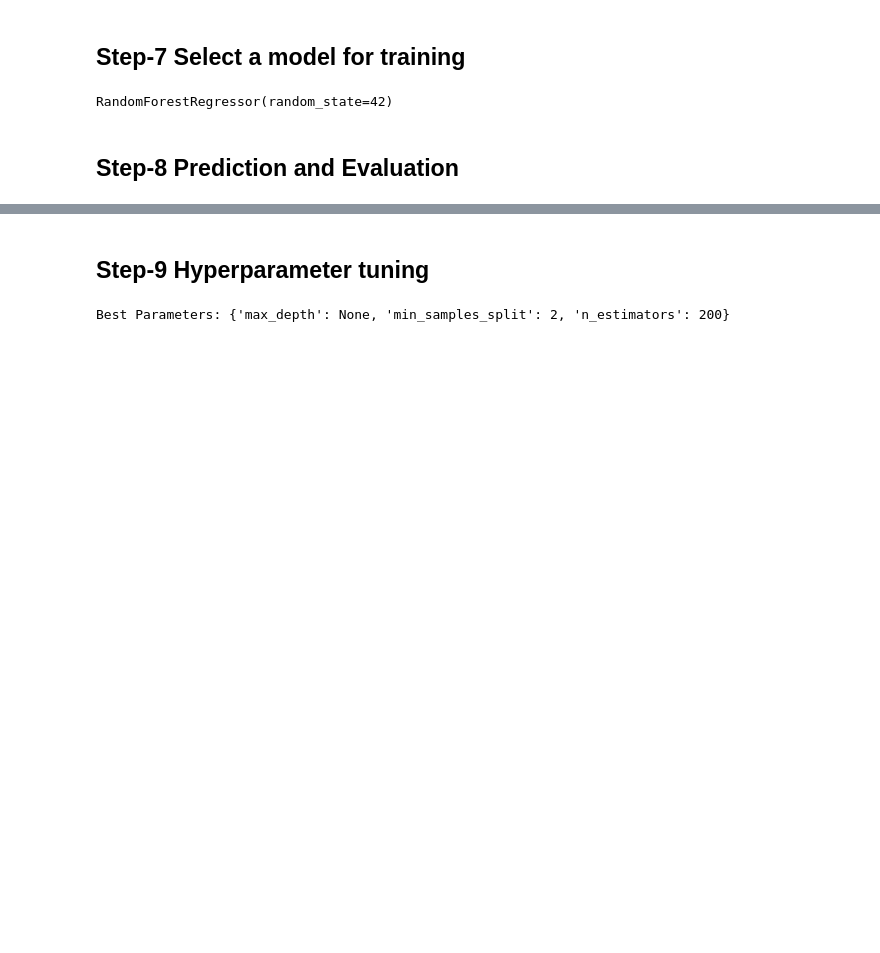
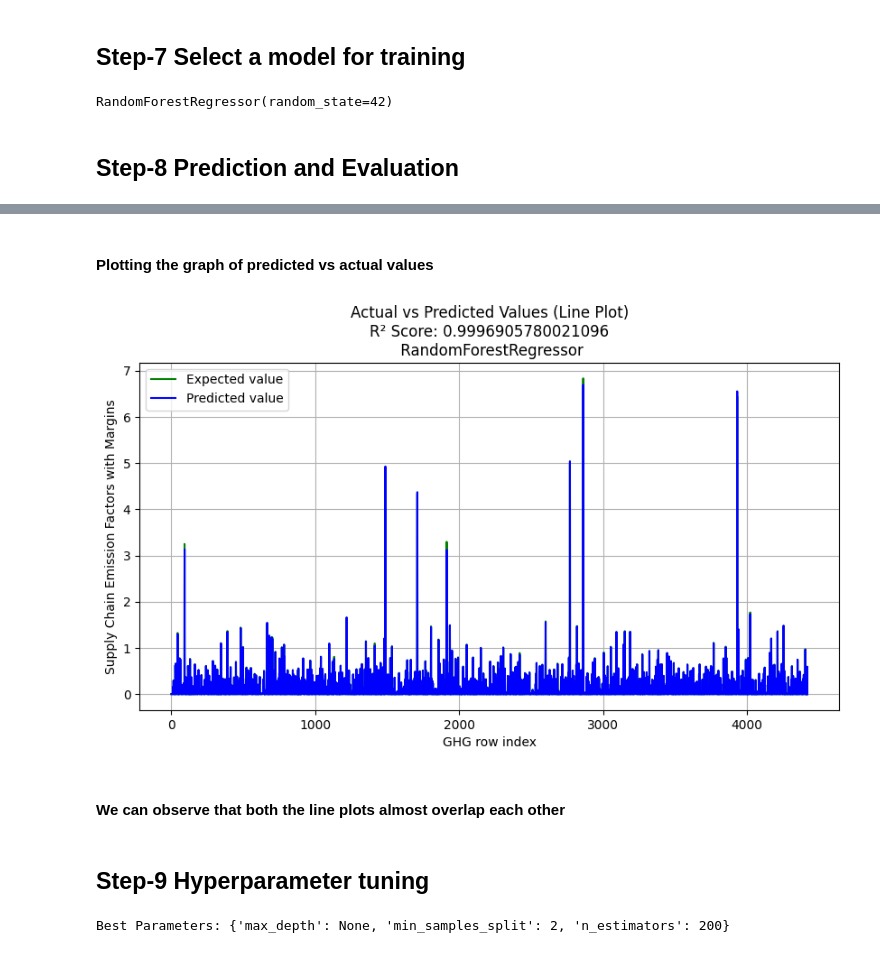
Before and after one commit to kvpradeep279/GHG_Prediction, a Jupyter notebook: Green_House_Gas_Prediction.ipynb, the cells around one changed output, grey strips where cells are left out. Cells and saved outputs as stored; diff of their text form; code cells hidden in the pictures; blank space fills up the shorter version.

```diff
--- a/Green_House_Gas_Prediction.ipynb
+++ b/Green_House_Gas_Prediction.ipynb
@@ -460,3 +485,19 @@ R² Score: 0.9996800524838413
+# %% [markdown]
+#### Plotting the graph of predicted vs actual values
+# %%
+plt.figure(figsize=(10,5))
+plt.plot(y_test.values, label='Expected value', color='green')
+plt.plot(y_pred, label='Predicted value', color='blue')
+plt.xlabel("GHG row index")
+plt.ylabel("Supply Chain Emission Factors with Margins")
+plt.title(f"Actual vs Predicted Values (Line Plot)\nR² Score: {r2}\n RandomForestRegressor")
+plt.legend()
+plt.grid(True)
+plt.show()
+# %% [output]
+[figure, added]
+# %% [markdown]
+#### We can observe that both the line plots almost overlap each other
 # %% [markdown]
 ## Step-9 Hyperparameter tuning
 # %%
```
Also changed, not shown: parts of 22 cells of this notebook, 7 other files.
